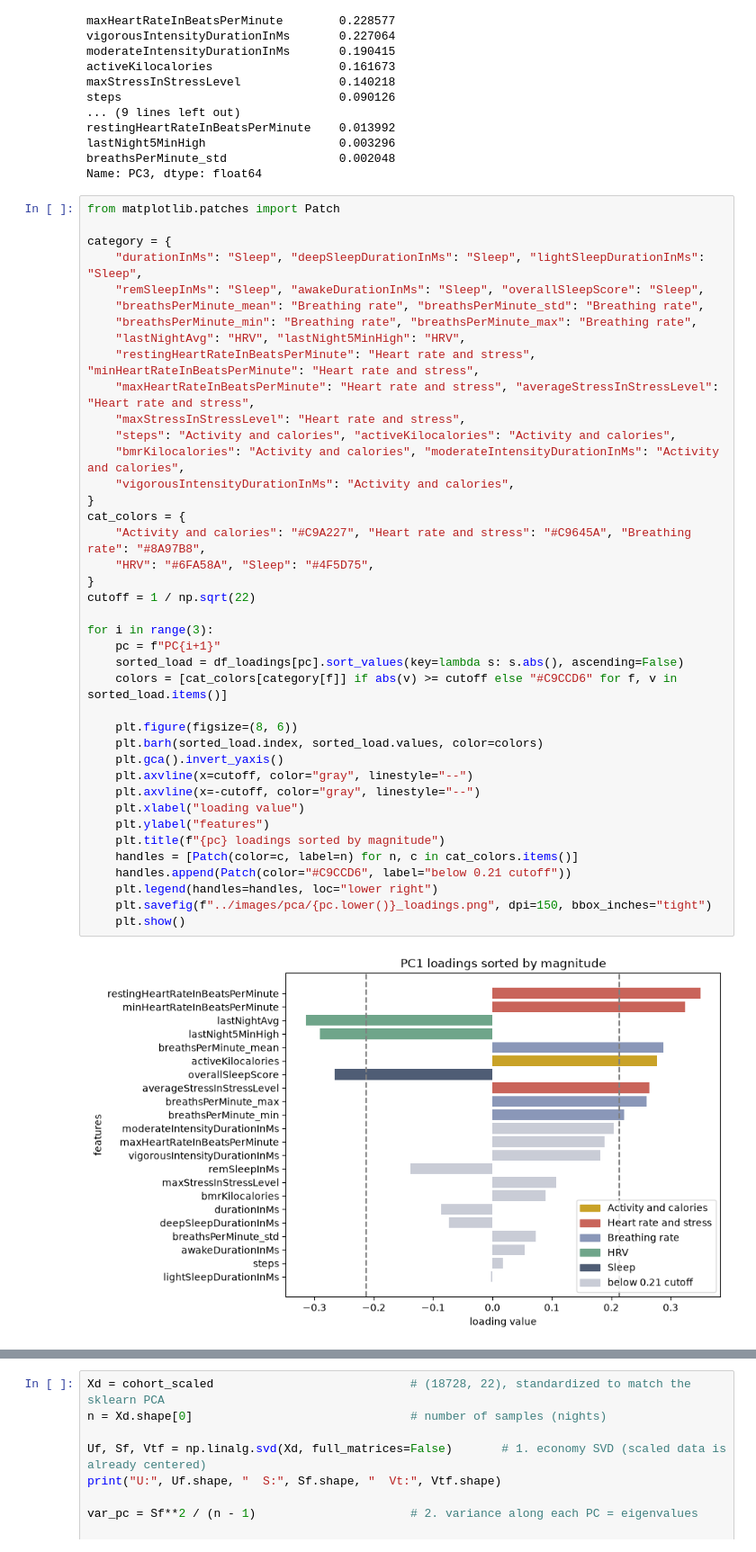
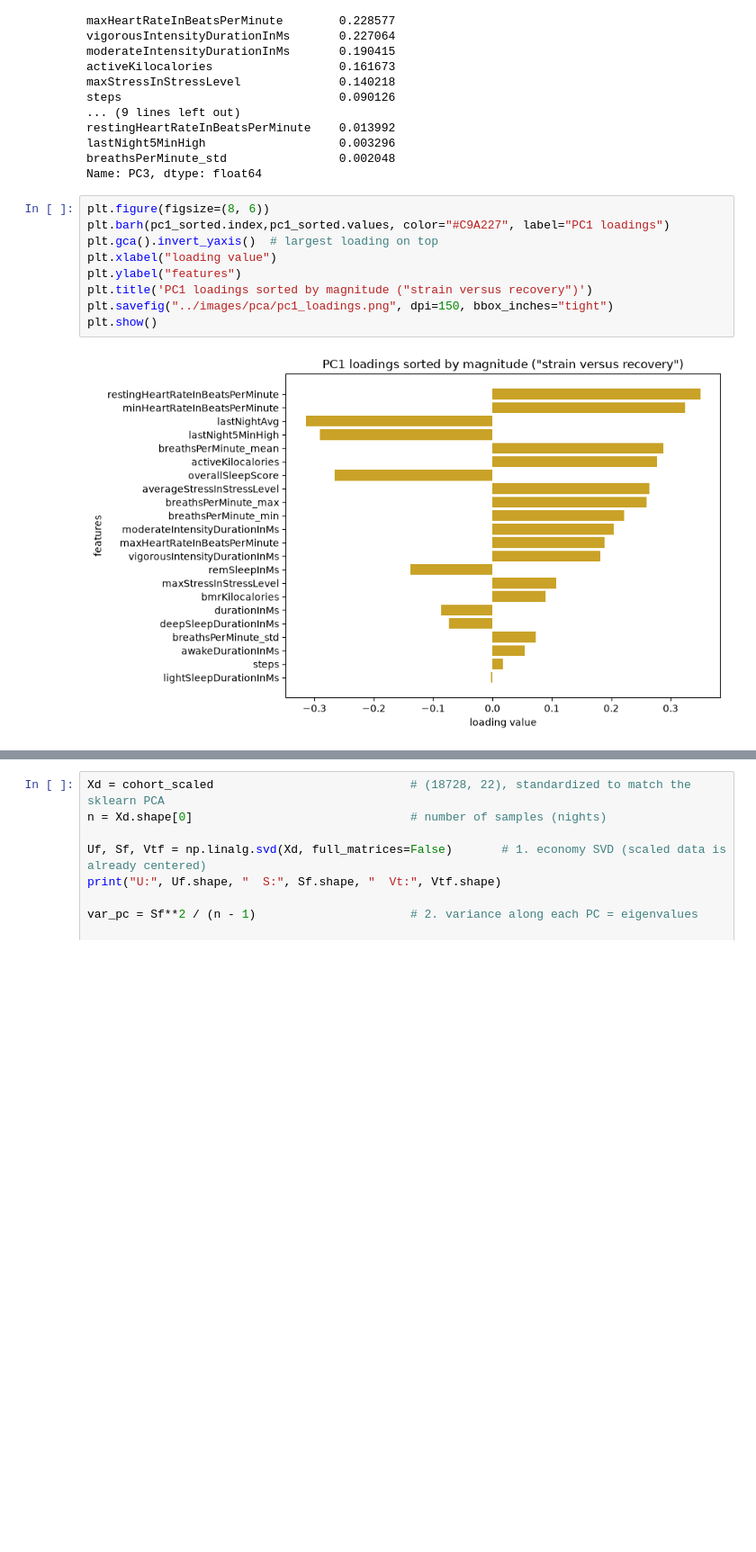
Before and after one commit to meauxcodes/applied-ml-project, a Jupyter notebook: scripts/cohort_pca.ipynb, the cells around one changed output, grey strips where cells are left out. Shown at 90% size. Drawn from its saved outputs; the diff is of its cells as text; blank space fills up the shorter version.

```diff
--- a/scripts/cohort_pca.ipynb
+++ b/scripts/cohort_pca.ipynb
@@ -155,44 +155,13 @@ lastNight5MinHigh                   0.003296
 breathsPerMinute_std                0.002048
 Name: PC3, dtype: float64
 # %%
-from matplotlib.patches import Patch
-
-category = {
-    "durationInMs": "Sleep", "deepSleepDurationInMs": "Sleep", "lightSleepDurationInMs": "Sleep",
-    "remSleepInMs": "Sleep", "awakeDurationInMs": "Sleep", "overallSleepScore": "Sleep",
-    "breathsPerMinute_mean": "Breathing rate", "breathsPerMinute_std": "Breathing rate",
-    "breathsPerMinute_min": "Breathing rate", "breathsPerMinute_max": "Breathing rate",
-    "lastNightAvg": "HRV", "lastNight5MinHigh": "HRV",
-    "restingHeartRateInBeatsPerMinute": "Heart rate and stress", "minHeartRateInBeatsPerMinute": "Heart rate and stress",
-    "maxHeartRateInBeatsPerMinute": "Heart rate and stress", "averageStressInStressLevel": "Heart rate and stress",
-    "maxStressInStressLevel": "Heart rate and stress",
-    "steps": "Activity and calories", "activeKilocalories": "Activity and calories",
-    "bmrKilocalories": "Activity and calories", "moderateIntensityDurationInMs": "Activity and calories",
-    "vigorousIntensityDurationInMs": "Activity and calories",
-}
-cat_colors = {
-    "Activity and calories": "#C9A227", "Heart rate and stress": "#C9645A", "Breathing rate": "#8A97B8",
-    "HRV": "#6FA58A", "Sleep": "#4F5D75",
-}
-cutoff = 1 / np.sqrt(22)
-
-for i in range(3):
-    pc = f"PC{i+1}"
-    sorted_load = df_loadings[pc].sort_values(key=lambda s: s.abs(), ascending=False)
-    colors = [cat_colors[category[f]] if abs(v) >= cutoff else "#C9CCD6" for f, v in sorted_load.items()]
-
-    plt.figure(figsize=(8, 6))
-    plt.barh(sorted_load.index, sorted_load.values, color=colors)
-    plt.gca().invert_yaxis()
-    plt.axvline(x=cutoff, color="gray", linestyle="--")
-    plt.axvline(x=-cutoff, color="gray", linestyle="--")
-    plt.xlabel("loading value")
-    plt.ylabel("features")
-    plt.title(f"{pc} loadings sorted by magnitude")
-    handles = [Patch(color=c, label=n) for n, c in cat_colors.items()]
-    handles.append(Patch(color="#C9CCD6", label="below 0.21 cutoff"))
-    plt.legend(handles=handles, loc="lower right")
-    plt.savefig(f"../images/pca/{pc.lower()}_loadings.png", dpi=150, bbox_inches="tight")
-    plt.show()
+plt.figure(figsize=(8, 6))
+plt.barh(pc1_sorted.index,pc1_sorted.values, color="#C9A227", label="PC1 loadings")
+plt.gca().invert_yaxis()  # largest loading on top
+plt.xlabel("loading value")
+plt.ylabel("features")
+plt.title('PC1 loadings sorted by magnitude ("strain versus recovery")')
+plt.savefig("../images/pca/pc1_loadings.png", dpi=150, bbox_inches="tight")
+plt.show()
 # %% [output]
-[figure, old version]
+[figure, new version]
```
Also changed, not shown: parts of 2 cells of this notebook.
